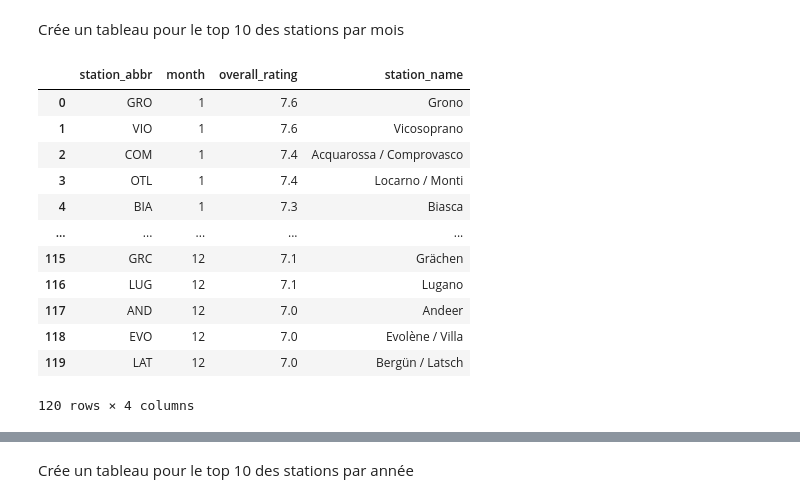
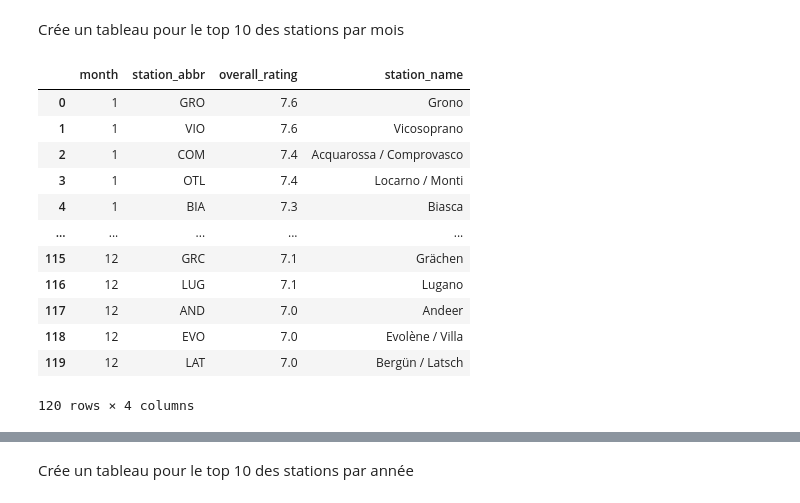
Before and after one commit to Inertie78/StatisticalWeather, a Jupyter notebook: statisticalWeather.ipynb, the cells around one changed output, grey strips where cells are left out. Saved outputs shown, nothing was run; the diff lists cells and outputs as text; code cells hidden in the pictures.

```diff
--- a/statisticalWeather.ipynb
+++ b/statisticalWeather.ipynb
@@ -537,39 +538,35 @@ display(scores_annuel)
 # %% [markdown]
 Crée un tableau pour le top 10 des stations par mois
 # %%
-# Liste pour stocker les top 10 de chaque mois
-top10_month = []
+# Sélectionne uniquement les colonnes nécessaires avant le groupby
+df_subset = scores_df[['station_abbr', 'month', 'overall_rating']]
 
-# Boucle sur les 12 mois
-for month in range(1, 13):
-    scores_month = scores_df[scores_df['month'] == month]
-    top10 = scores_month.sort_values(by='overall_rating', ascending=False).head(10)
-    top10_month.append(top10)
-
-# Concaténation en un seul DataFrame
-top10_station_month = pd.concat(top10_month).reset_index(drop=True)
-
-# Réorganisation des colonnes
-top10_station_month = top10_station_month[['station_abbr', 'month', 'overall_rating']]
-
-top10_station_month = top10_station_month.merge(
-    station_identifier[['station_abbr', 'station_name']],
-    on='station_abbr',
-    how='left'  # ou 'inner' si tu veux ignorer les stations non communes
+# Place 'month' en index, puis groupby sur ce niveau, ce qui évite d'inclure la colonne de groupement dans l'apply.
+temp = (
+    df_subset
+    .set_index('month')
+    .groupby(level=0, group_keys=False)
+    .apply(lambda x: x.sort_values(by='overall_rating', ascending=False).head(10))
+    .reset_index()  # récupérer 'month' comme colonne
 )
 
-display(top10_station_month)
+# Liste pour stocker les top 10 de chaque mois
+first10_station_month = temp.merge(
+    station_identifier[['station_abbr', 'station_name']], on='station_abbr', how='left'
+)
+
+display(first10_station_month)
 # %% [output]
-|  | station_abbr | month | overall_rating | station_name |
-| 0 | GRO | 1 | 7.6 | Grono |
-| 1 | VIO | 1 | 7.6 | Vicosoprano |
-| 2 | COM | 1 | 7.4 | Acquarossa / Comprovasco |
-| 3 | OTL | 1 | 7.4 | Locarno / Monti |
-| 4 | BIA | 1 | 7.3 | Biasca |
+|  | month | station_abbr | overall_rating | station_name |
+| 0 | 1 | GRO | 7.6 | Grono |
+| 1 | 1 | VIO | 7.6 | Vicosoprano |
+| 2 | 1 | COM | 7.4 | Acquarossa / Comprovasco |
+| 3 | 1 | OTL | 7.4 | Locarno / Monti |
+| 4 | 1 | BIA | 7.3 | Biasca |
 | ... | ... | ... | ... | ... |
-| 115 | GRC | 12 | 7.1 | Grächen |
-| 116 | LUG | 12 | 7.1 | Lugano |
-| 117 | AND | 12 | 7.0 | Andeer |
-| 118 | EVO | 12 | 7.0 | Evolène / Villa |
-| 119 | LAT | 12 | 7.0 | Bergün / Latsch |
+| 115 | 12 | GRC | 7.1 | Grächen |
+| 116 | 12 | LUG | 7.1 | Lugano |
+| 117 | 12 | AND | 7.0 | Andeer |
+| 118 | 12 | EVO | 7.0 | Evolène / Villa |
+| 119 | 12 | LAT | 7.0 | Bergün / Latsch |
 120 rows × 4 columns
```
Also changed, not shown: parts of 7 cells of this notebook.
